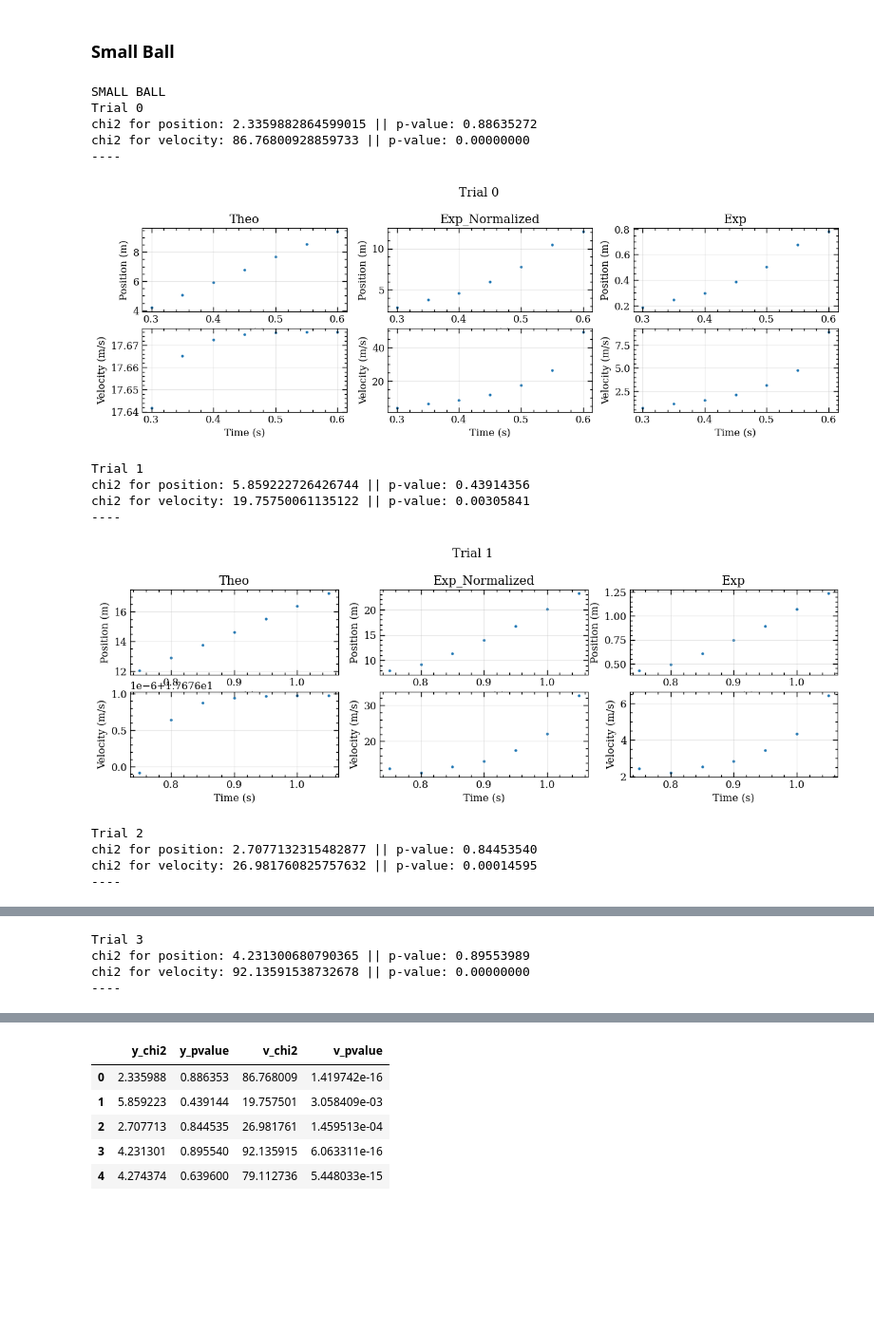
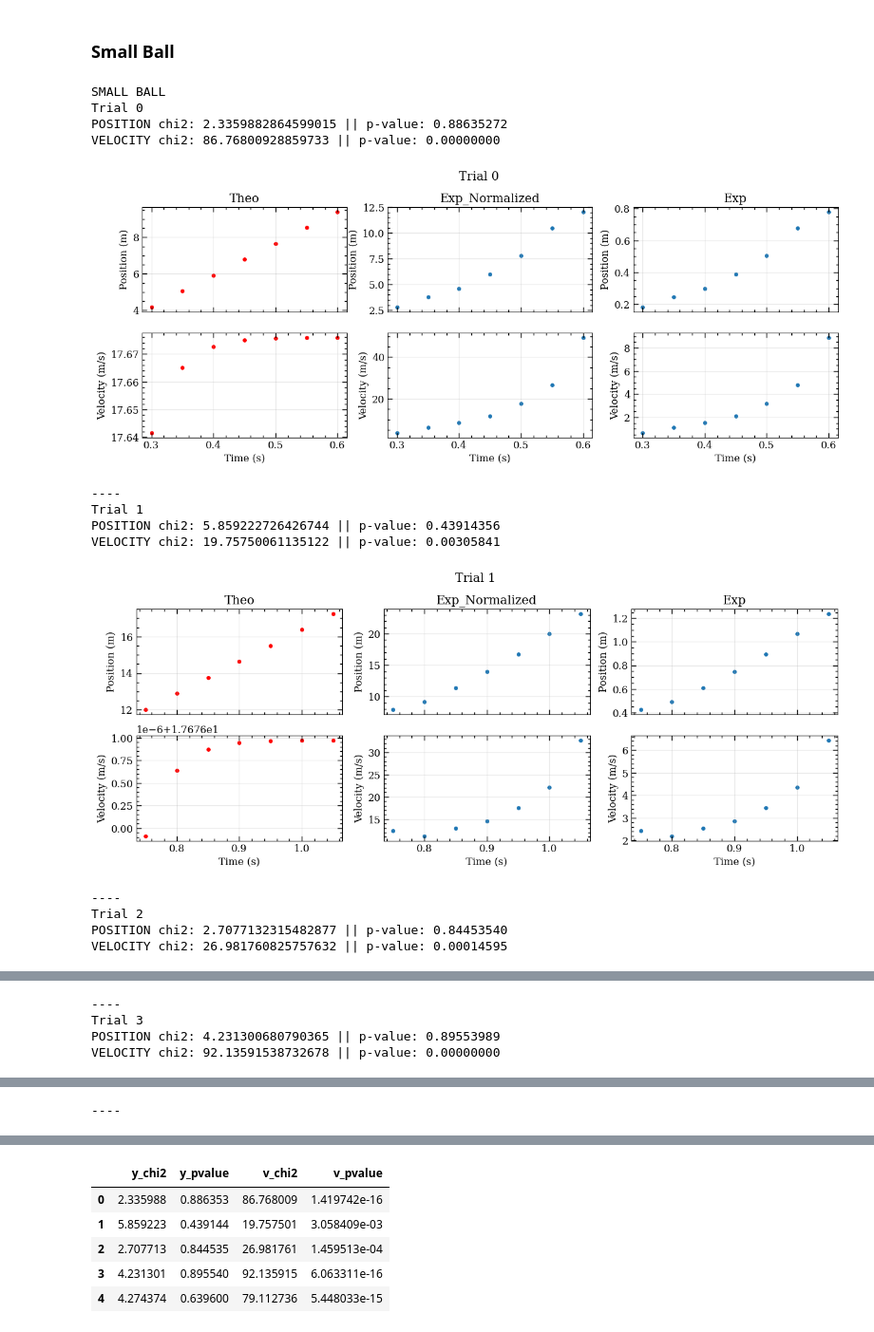
Before and after one commit to lourdesbalane/falling-objects, a Jupyter notebook: Falling_Objects.ipynb, the cells around one changed output, grey strips where cells are left out. Shown at 95% size. Cells and saved outputs as stored; diff of their text form; code cells hidden in the pictures; blank space fills up the shorter version.

```diff
--- a/Falling_Objects.ipynb
+++ b/Falling_Objects.ipynb
@@ -264,11 +207,0 @@ time_list = [time_sb, time_mb, time_bb]
-# %%
-x_list_zoomed, v_list_zoomed = [], []
-
-for idx, R, m in zip(idx_balls, radii, masses):
-  kappa = k(m)
-  t = time_list[idx]
-  y = position(t, kappa, R, m)
-  v  = velocity(t, kappa, R, m)
-
-  x_list_zoomed.append(y)
-  v_list_zoomed.append(v)
@@ -302,10 +214,19 @@ for i in range(len(v_list)):
 - alpha is the significance level: alpha = 0.05
 # %%
 alpha = 0.05
+# %%
+idx_sb = 0
+idx_mb = 1
+idx_bb = 2
 # %% [markdown]
 ### Small Ball
 # %%
 print("SMALL BALL")
+# Theoretical
+y_theo_list_sb, v_theo_list_sb = [], []
+y_exp_normalized_list_sb, v_exp_normalized_list_sb = [], []
+
+# Results
 y_chi2_sb, y_pvalue_sb = [], []
 v_chi2_sb, v_pvalue_sb = [], []
 
@@ -328,69 +249,70 @@ for i, data in enumerate(sb_data):
   # get chi2 for velocity data
   v_chi2_stat, v_pvalue = chisquare(v_exp_normalized, v_theo)
 
-  print(f"chi2 for position: {y_chi2_stat} || p-value: {y_pvalue:.8f}")
-  print(f"chi2 for velocity: {v_chi2_stat} || p-value: {v_pvalue:.8f}")
+  print(f"POSITION chi2: {y_chi2_stat} || p-value: {y_pvalue:.8f}")
+  print(f"VELOCITY chi2: {v_chi2_stat} || p-value: {v_pvalue:.8f}")
 
   # Store results
+  y_theo_list_sb.append(y_theo)
+  v_theo_list_sb.append(v_theo)
+  y_exp_normalized_list_sb.append(y_exp_normalized)
+  v_exp_normalized_list_sb.append(v_exp_normalized)
+
   y_chi2_sb.append(y_chi2_stat)
   y_pvalue_sb.append(y_pvalue)
   v_chi2_sb.append(v_chi2_stat)
   v_pvalue_sb.append(v_pvalue)
 
   # Plot
-  fig, ax = plt.subplots(2,3, figsize=(15,4))
+  fig, ax = plt.subplots(2,3, figsize=(15,5), sharex="col")
 
   # Position
-  ax[0,0].scatter(t, y_theo, s=5)
-  ax[0,0].set_xlabel("Time (s)")
+  ax[0,0].scatter(t, y_theo, s=15, color="red")
   ax[0,0].set_ylabel("Position (m)")
   ax[0,0].set_title("Theo")
   ax[0,0].grid(True, alpha=0.3)
 
-  ax[0,1].scatter(t, y_exp_normalized, s=5)
-  ax[0,1].set_xlabel("Time (s)")
+  ax[0,1].scatter(t, y_exp_normalized, s=15)
   ax[0,1].set_ylabel("Position (m)")
   ax[0,1].set_title("Exp_Normalized")
   ax[0,1].grid(True, alpha=0.3)
 
-  ax[0,2].scatter(t, y_exp, s=5)
-  ax[0,2].set_xlabel("Time (s)")
+  ax[0,2].scatter(t, y_exp, s=15)
   ax[0,2].set_ylabel("Position (m)")
   ax[0,2].set_title("Exp")
   ax[0,2].grid(True, alpha=0.3)
 
   # Velocity
-  ax[1,0].scatter(t, v_theo, s=5)
+  ax[1,0].scatter(t, v_theo, s=15, color="red")
   ax[1,0].set_xlabel("Time (s)")
   ax[1,0].set_ylabel("Velocity (m/s)")
   ax[1,0].grid(True, alpha=0.3)
 
-  ax[1,1].scatter(t, v_exp_normalized, s=5)
+  ax[1,1].scatter(t, v_exp_normalized, s=15)
   ax[1,1].set_xlabel("Time (s)")
   ax[1,1].set_ylabel("Velocity (m/s)")
   ax[1,1].grid(True, alpha=0.3)
 
-  ax[1,2].scatter(t, v_exp, s=5)
+  ax[1,2].scatter(t, v_exp, s=15)
   ax[1,2].set_xlabel("Time (s)")
   ax[1,2].set_ylabel("Velocity (m/s)")
   ax[1,2].grid(True, alpha=0.3)
 
-  fig.suptitle(f"Trial {i}", y=1.05)
+  fig.suptitle(f"Trial {i}", y=1.0)
+  plt.show()
   print("----")
-  plt.show()
 # %% [output]
 SMALL BALL
 Trial 0
-chi2 for position: 2.3359882864599015 || p-value: 0.88635272
-chi2 for velocity: 86.76800928859733 || p-value: 0.00000000
-----
+POSITION chi2: 2.3359882864599015 || p-value: 0.88635272
+VELOCITY chi2: 86.76800928859733 || p-value: 0.00000000
-[figure, old version]
+[figure, new version]
+----
 Trial 1
-chi2 for position: 5.859222726426744 || p-value: 0.43914356
-chi2 for velocity: 19.75750061135122 || p-value: 0.00305841
-----
+POSITION chi2: 5.859222726426744 || p-value: 0.43914356
+VELOCITY chi2: 19.75750061135122 || p-value: 0.00305841
-[figure, old version]
+[figure, new version]
+----
 Trial 2
-chi2 for position: 2.7077132315482877 || p-value: 0.84453540
-chi2 for velocity: 26.981760825757632 || p-value: 0.00014595
-----
+POSITION chi2: 2.7077132315482877 || p-value: 0.84453540
+VELOCITY chi2: 26.981760825757632 || p-value: 0.00014595
@@ -398,4 +320,4 @@ chi2 for velocity: 26.981760825757632 || p-value: 0.00014595
+----
 Trial 3
-chi2 for position: 4.231300680790365 || p-value: 0.89553989
-chi2 for velocity: 92.13591538732678 || p-value: 0.00000000
-----
+POSITION chi2: 4.231300680790365 || p-value: 0.89553989
+VELOCITY chi2: 92.13591538732678 || p-value: 0.00000000
@@ -407,0 +330 @@ chi2 for velocity: 79.11273598002424 || p-value: 0.00000000
+----
```
Also changed, not shown: parts of 23 cells of this notebook.
